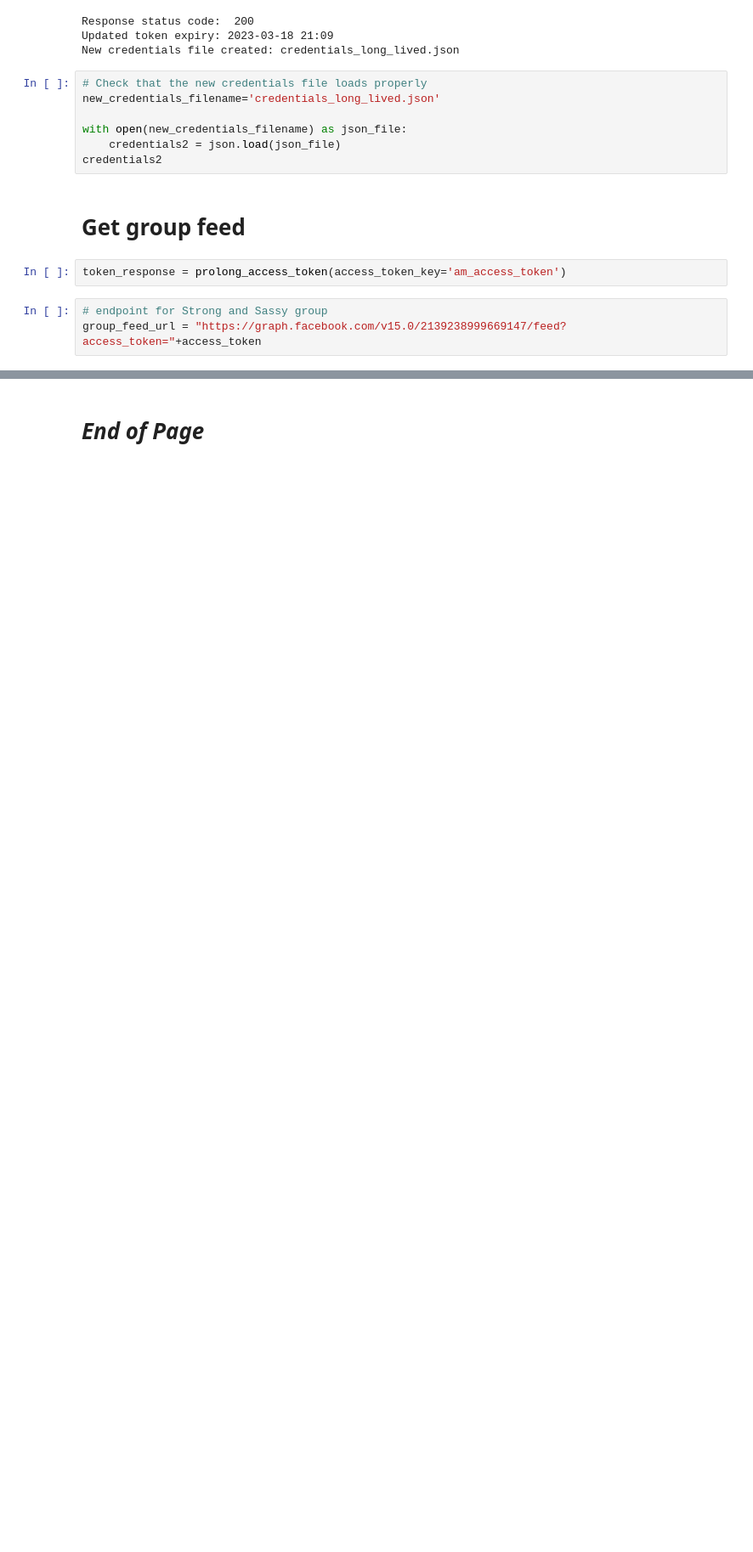
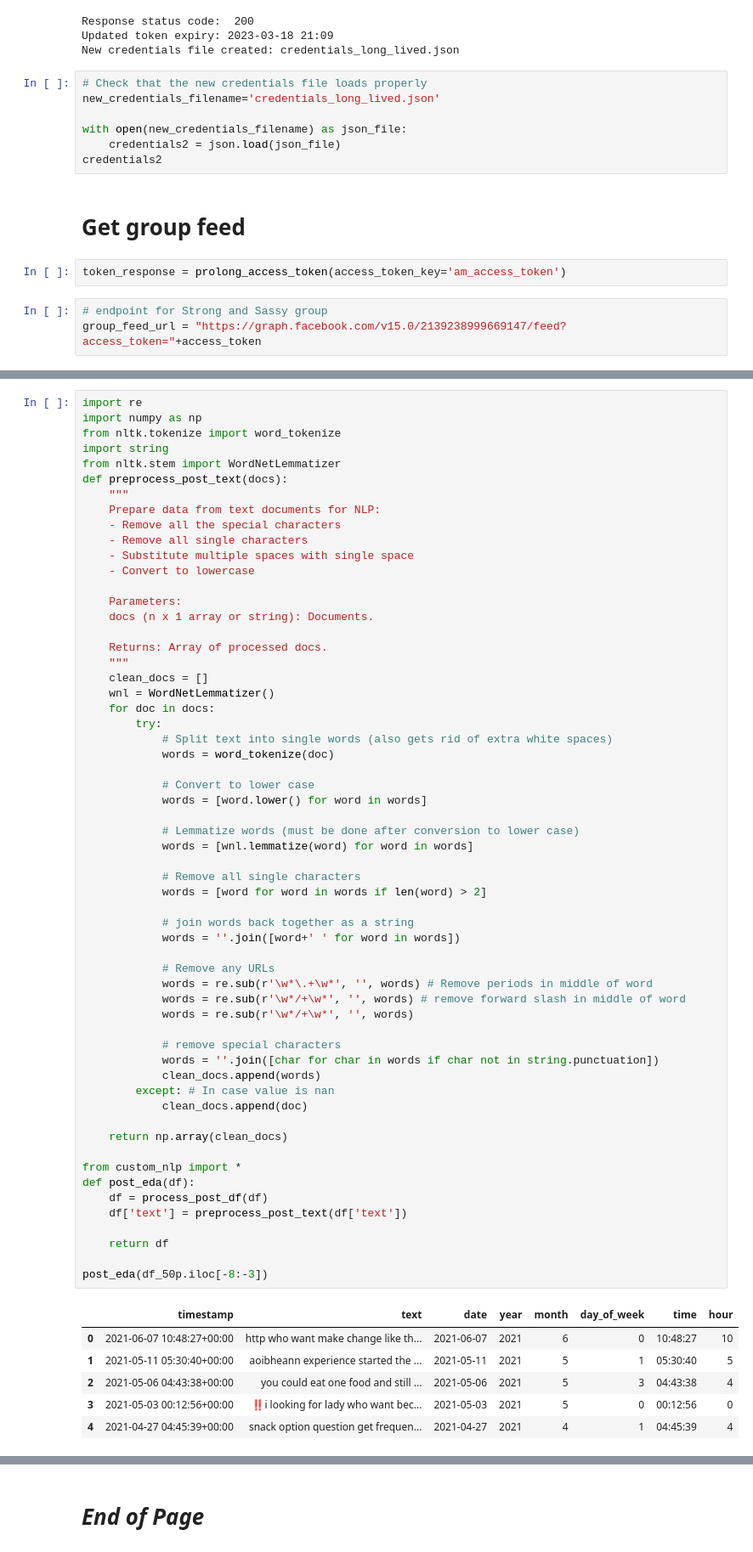
Before and after one commit to silvhua/online-PT-business-KPI, a Jupyter notebook: notebooks/2023-01-13 facebook API.ipynb, the cells around one changed output, grey strips where cells are left out. Shown: that part at 85% size. Drawn from its saved outputs; the diff is of its cells as text; blank space fills up the shorter version.

```diff
--- a/notebooks/2023-01-13 facebook API.ipynb
+++ b/notebooks/2023-01-13 facebook API.ipynb
@@ -515,0 +542,66 @@ def get_group_feed(credentials_json='credentials.json', group_id_key='SSC_group_
+# %%
+import re
+import numpy as np
+from nltk.tokenize import word_tokenize
+import string
+from nltk.stem import WordNetLemmatizer
+def preprocess_post_text(docs):
+    """
+    Prepare data from text documents for NLP:
+    - Remove all the special characters
+    - Remove all single characters
+    - Substitute multiple spaces with single space
+    - Convert to lowercase
+
+    Parameters:
+    docs (n x 1 array or string): Documents.
+
+    Returns: Array of processed docs.
+    """
+    clean_docs = []
+    wnl = WordNetLemmatizer()
+    for doc in docs:
+        try:
+            # Split text into single words (also gets rid of extra white spaces)
+            words = word_tokenize(doc)
+
+            # Convert to lower case
+            words = [word.lower() for word in words]
+
+            # Lemmatize words (must be done after conversion to lower case)
+            words = [wnl.lemmatize(word) for word in words]
+
+            # Remove all single characters
+            words = [word for word in words if len(word) > 2]
+
+            # join words back together as a string
+            words = ''.join([word+' ' for word in words])
+
+            # Remove any URLs
+            words = re.sub(r'\w*\.+\w*', '', words) # Remove periods in middle of word
+            words = re.sub(r'\w*/+\w*', '', words) # remove forward slash in middle of word
+            words = re.sub(r'\w*/+\w*', '', words)
+
+            # remove special characters
+            words = ''.join([char for char in words if char not in string.punctuation])
+            clean_docs.append(words)
+        except: # In case value is nan
+            clean_docs.append(doc)
+
+    return np.array(clean_docs)
+
+from custom_nlp import *
+def post_eda(df):
+    df = process_post_df(df)
+    df['text'] = preprocess_post_text(df['text'])
+
+    return df
+
+post_eda(df_50p.iloc[-8:-3])
+# %% [output]
+|  | timestamp | text | date | year | month | day_of_week | time | hour |
+| 0 | 2021-06-07 10:48:27+00:00 | http who want make change like th... | 2021-06-07 | 2021 | 6 | 0 | 10:48:27 | 10 |
+| 1 | 2021-05-11 05:30:40+00:00 | aoibheann experience started the ... | 2021-05-11 | 2021 | 5 | 1 | 05:30:40 | 5 |
+| 2 | 2021-05-06 04:43:38+00:00 | you could eat one food and still ... | 2021-05-06 | 2021 | 5 | 3 | 04:43:38 | 4 |
+| 3 | 2021-05-03 00:12:56+00:00 | ‼️i looking for lady who want bec... | 2021-05-03 | 2021 | 5 | 0 | 00:12:56 | 0 |
+| 4 | 2021-04-27 04:45:39+00:00 | snack option question get frequen... | 2021-04-27 | 2021 | 4 | 1 | 04:45:39 | 4 |
```
Also changed, not shown: parts of 11 cells of this notebook.
